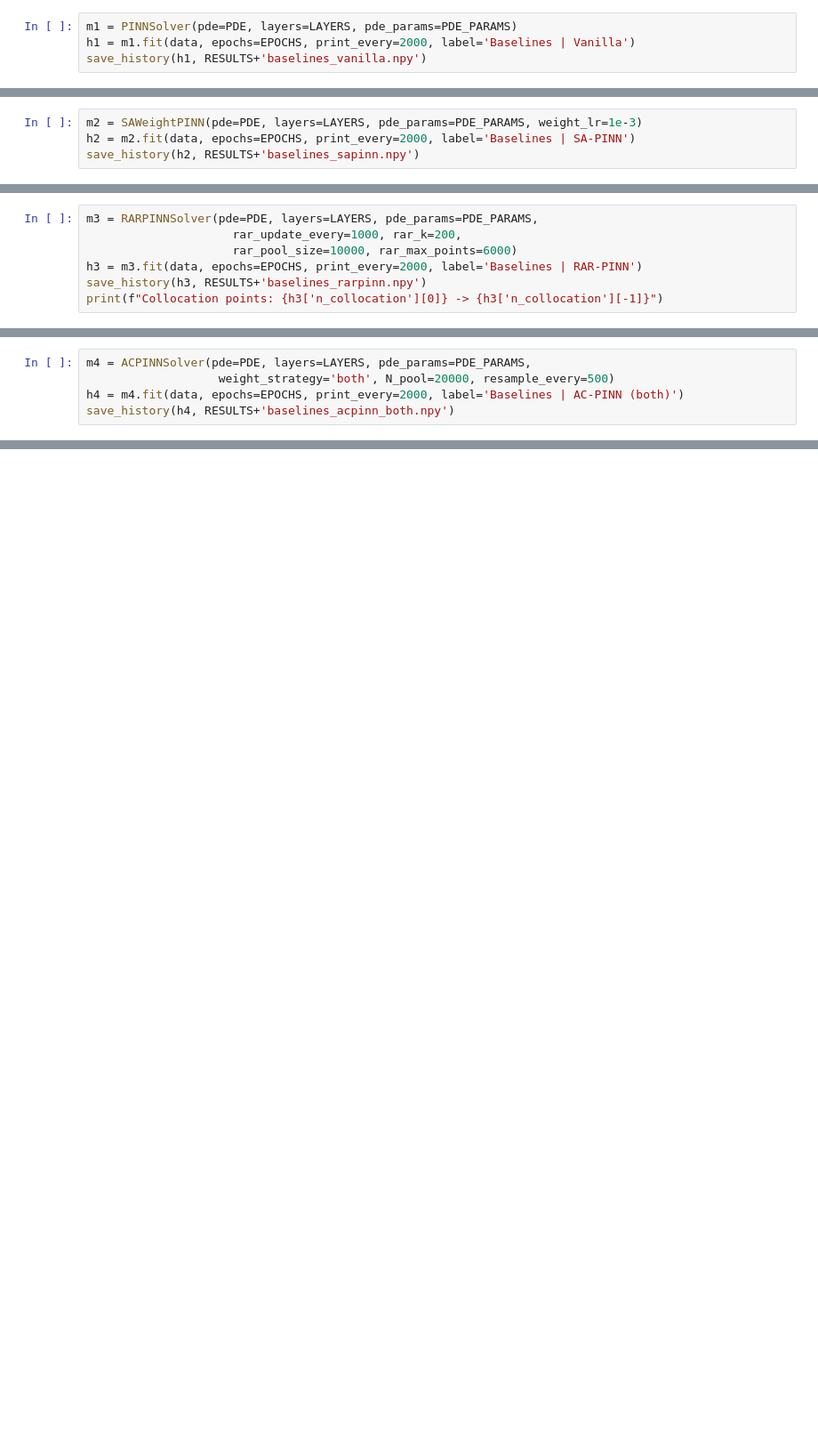
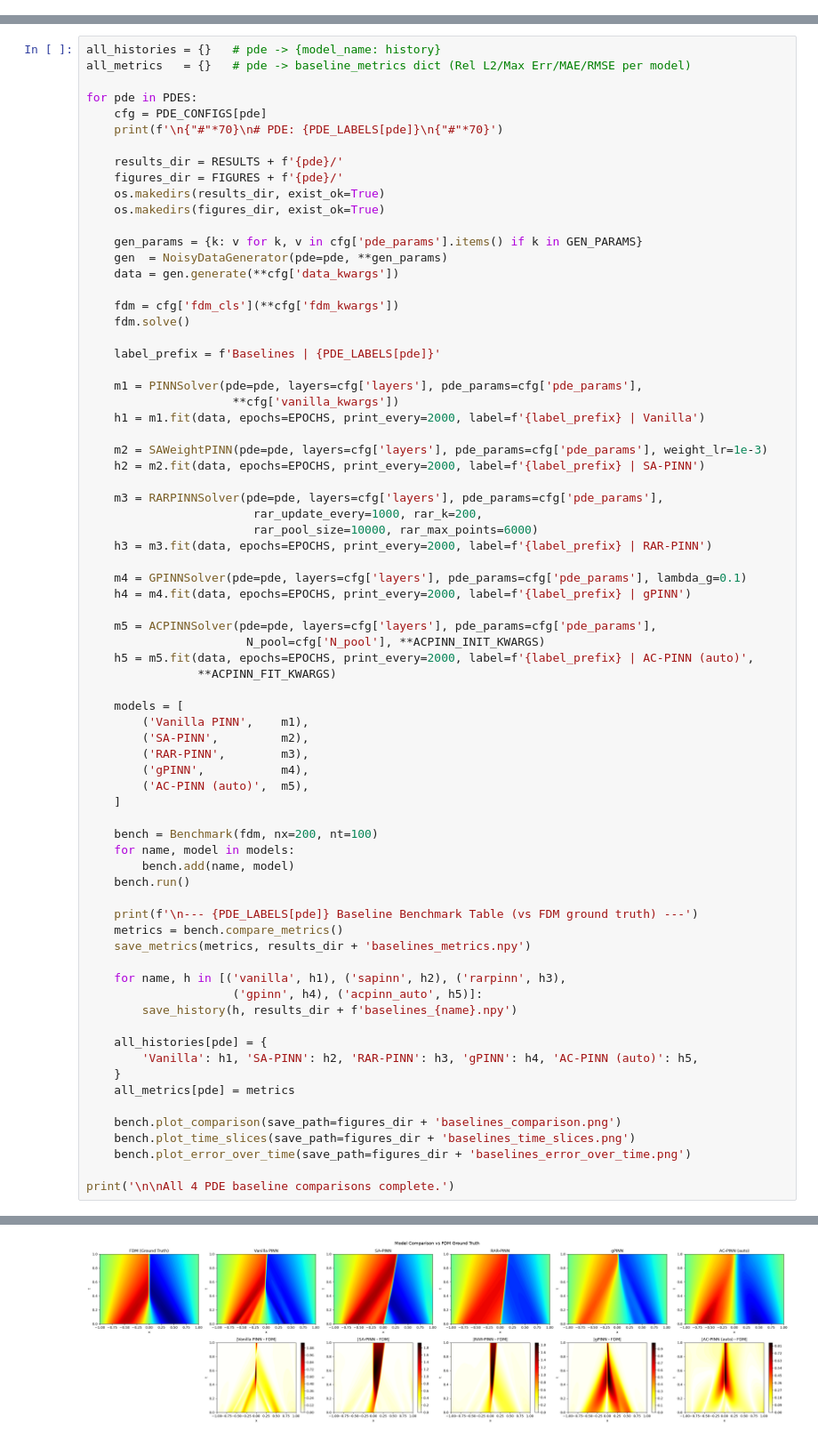
Before and after one commit to Nishi2506/AC-PINN, a Jupyter notebook: notebooks/07_baselines.ipynb, the cells around one changed output, grey strips where cells are left out. Shown at 89% size. Saved outputs shown, nothing was run; the diff lists cells and outputs as text; blank space fills up the shorter version.

```diff
--- a/notebooks/07_baselines.ipynb
+++ b/notebooks/07_baselines.ipynb
@@ -61,4 +44,0 @@ Device: cuda | Data ready
-# %%
-m1 = PINNSolver(pde=PDE, layers=LAYERS, pde_params=PDE_PARAMS)
-h1 = m1.fit(data, epochs=EPOCHS, print_every=2000, label='Baselines | Vanilla')
-save_history(h1, RESULTS+'baselines_vanilla.npy')
@@ -79,4 +44,0 @@ terms, updated by gradient ascent while the network descends.
-# %%
-m2 = SAWeightPINN(pde=PDE, layers=LAYERS, pde_params=PDE_PARAMS, weight_lr=1e-3)
-h2 = m2.fit(data, epochs=EPOCHS, print_every=2000, label='Baselines | SA-PINN')
-save_history(h2, RESULTS+'baselines_sapinn.npy')
@@ -98,7 +44,0 @@ adding the highest-residual points from a fresh dense grid every
-# %%
-m3 = RARPINNSolver(pde=PDE, layers=LAYERS, pde_params=PDE_PARAMS,
-                     rar_update_every=1000, rar_k=200,
-                     rar_pool_size=10000, rar_max_points=6000)
-h3 = m3.fit(data, epochs=EPOCHS, print_every=2000, label='Baselines | RAR-PINN')
-save_history(h3, RESULTS+'baselines_rarpinn.npy')
-print(f"Collocation points: {h3['n_collocation'][0]} -> {h3['n_collocation'][-1]}")
@@ -117,5 +44,0 @@ Collocation points: 2000 -> 3800
-# %%
-m4 = ACPINNSolver(pde=PDE, layers=LAYERS, pde_params=PDE_PARAMS,
-                   weight_strategy='both', N_pool=20000, resample_every=500)
-h4 = m4.fit(data, epochs=EPOCHS, print_every=2000, label='Baselines | AC-PINN (both)')
-save_history(h4, RESULTS+'baselines_acpinn_both.npy')
@@ -130,0 +122,74 @@ Saved: ../results/burgers/baselines_acpinn_both.npy
+# %%
+all_histories = {}   # pde -> {model_name: history}
+all_metrics   = {}   # pde -> baseline_metrics dict (Rel L2/Max Err/MAE/RMSE per model)
+
+for pde in PDES:
+    cfg = PDE_CONFIGS[pde]
+    print(f'\n{"#"*70}\n# PDE: {PDE_LABELS[pde]}\n{"#"*70}')
+
+    results_dir = RESULTS + f'{pde}/'
+    figures_dir = FIGURES + f'{pde}/'
+    os.makedirs(results_dir, exist_ok=True)
+    os.makedirs(figures_dir, exist_ok=True)
+
+    gen_params = {k: v for k, v in cfg['pde_params'].items() if k in GEN_PARAMS}
+    gen  = NoisyDataGenerator(pde=pde, **gen_params)
+    data = gen.generate(**cfg['data_kwargs'])
+
+    fdm = cfg['fdm_cls'](**cfg['fdm_kwargs'])
+    fdm.solve()
+
+    label_prefix = f'Baselines | {PDE_LABELS[pde]}'
+
+    m1 = PINNSolver(pde=pde, layers=cfg['layers'], pde_params=cfg['pde_params'],
+                     **cfg['vanilla_kwargs'])
+    h1 = m1.fit(data, epochs=EPOCHS, print_every=2000, label=f'{label_prefix} | Vanilla')
+
+    m2 = SAWeightPINN(pde=pde, layers=cfg['layers'], pde_params=cfg['pde_params'], weight_lr=1e-3)
+    h2 = m2.fit(data, epochs=EPOCHS, print_every=2000, label=f'{label_prefix} | SA-PINN')
+
+    m3 = RARPINNSolver(pde=pde, layers=cfg['layers'], pde_params=cfg['pde_params'],
+                        rar_update_every=1000, rar_k=200,
+                        rar_pool_size=10000, rar_max_points=6000)
+    h3 = m3.fit(data, epochs=EPOCHS, print_every=2000, label=f'{label_prefix} | RAR-PINN')
+
+    m4 = GPINNSolver(pde=pde, layers=cfg['layers'], pde_params=cfg['pde_params'], lambda_g=0.1)
+    h4 = m4.fit(data, epochs=EPOCHS, print_every=2000, label=f'{label_prefix} | gPINN')
+
+    m5 = ACPINNSolver(pde=pde, layers=cfg['layers'], pde_params=cfg['pde_params'],
+                       N_pool=cfg['N_pool'], **ACPINN_INIT_KWARGS)
+    h5 = m5.fit(data, epochs=EPOCHS, print_every=2000, label=f'{label_prefix} | AC-PINN (auto)',
+                **ACPINN_FIT_KWARGS)
+
+    models = [
+        ('Vanilla PINN',    m1),
+        ('SA-PINN',         m2),
+        ('RAR-PINN',        m3),
+        ('gPINN',           m4),
+        ('AC-PINN (auto)',  m5),
+    ]
+
+    bench = Benchmark(fdm, nx=200, nt=100)
+    for name, model in models:
+        bench.add(name, model)
+    bench.run()
+
+    print(f'\n--- {PDE_LABELS[pde]} Baseline Benchmark Table (vs FDM ground truth) ---')
+    metrics = bench.compare_metrics()
+    save_metrics(metrics, results_dir + 'baselines_metrics.npy')
+
+    for name, h in [('vanilla', h1), ('sapinn', h2), ('rarpinn', h3),
+                     ('gpinn', h4), ('acpinn_auto', h5)]:
+        save_history(h, results_dir + f'baselines_{name}.npy')
+
+    all_histories[pde] = {
+        'Vanilla': h1, 'SA-PINN': h2, 'RAR-PINN': h3, 'gPINN': h4, 'AC-PINN (auto)': h5,
+    }
+    all_metrics[pde] = metrics
+
+    bench.plot_comparison(save_path=figures_dir + 'baselines_comparison.png')
+    bench.plot_time_slices(save_path=figures_dir + 'baselines_time_slices.png')
+    bench.plot_error_over_time(save_path=figures_dir + 'baselines_error_over_time.png')
+
+print('\n\nAll 4 PDE baseline comparisons complete.')
+# %% [output]
@@ -130,0 +217 @@ Saved: ../results/burgers/baselines_acpinn_both.npy
+[figure, added]
```
Also changed, not shown: parts of 22 cells of this notebook, 9 other files.
